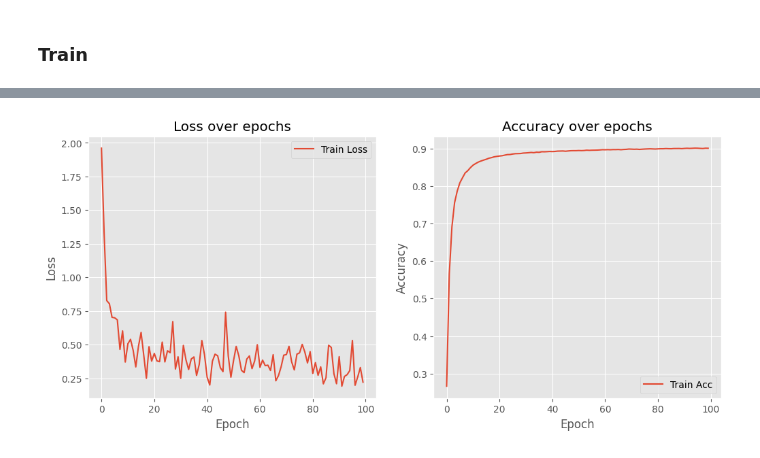
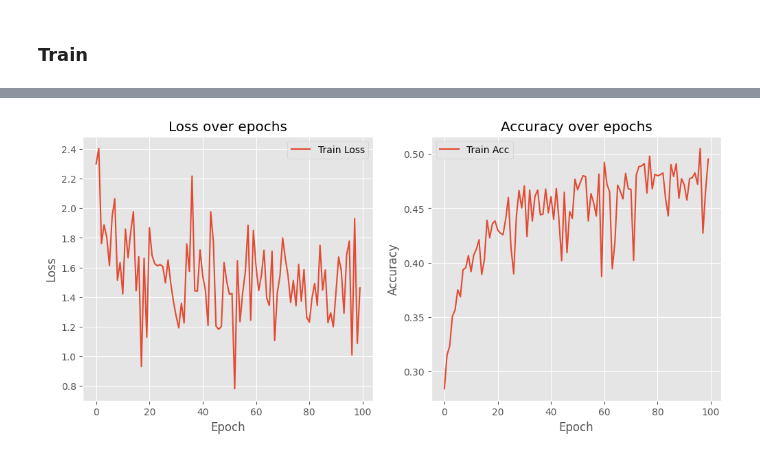
Before and after one commit to XanderBaatz/02456-deep-learning, a Jupyter notebook: new_main.ipynb, the cells around one changed output, grey strips where cells are left out. Drawn from its saved outputs; the diff is of its cells as text; code cells hidden in the pictures.

```diff
--- a/new_main.ipynb
+++ b/new_main.ipynb
@@ -441,7 +484,7 @@ print(forward(X_train, NN))
 Backward pass:
 # %%
 NN = [
-    DenseLayer(28*28, 15, activation=ReLU(), initializer=HeInitializer()),
+    DenseLayer(X_train.shape[1], 15, activation=ReLU(), initializer=HeInitializer()),
     DenseLayer(15, 10, activation=Softmax(), initializer=NormalInitializer())
 ]
 
@@ -509,12 +552,12 @@ def train(X, Y, layers, loss_fn, optimizer, epochs=5, batch_size=64):
 # %%
 # Define network
 layers = [
-    DenseLayer(784, 128, activation=ReLU(), initializer=HeInitializer()),
-    DenseLayer(128, 10, activation=Softmax(), initializer=NormalInitializer())
+    DenseLayer(X_train.shape[1], 128, activation=ReLU(), initializer=HeInitializer()),
+    DenseLayer(128, 10, activation=Softmax(), initializer=NormalInitializer(mean=0, std=0.01))
 ]
 
 # Optimizer
-opt = Adam() #SGD(learning_rate=0.1)
+opt = SGD(learning_rate=0.1)
 
 # Train
 train(X_train, Y_train, layers, CrossEntropyLoss(), opt, epochs=5, batch_size=128)
@@ -623,13 +666,13 @@ def forward_pass(X_T, layers):
 
 # Define network
 layers = [
-    DenseLayer(28*28, 5, activation=ReLU(), initializer=HeInitializer()),
-    DenseLayer(5, 10, activation=Softmax(), initializer=NormalInitializer())
+    DenseLayer(X_train.shape[1], 20, activation=ReLU(), initializer=HeInitializer()),
+    DenseLayer(20, 10, activation=Softmax(), initializer=NormalInitializer(mean=0, std=0.01))
 ]
 
 # Optimizer
-opt = SGD(learning_rate=0.01)
+opt = SGD()
 
 # Train and plot
-history = train_plot(X_train, Y_train, layers, CrossEntropyLoss(), opt, epochs=100, batch_size=128)
+history = train_plot(X_train, Y_train, layers, CrossEntropyLoss(), opt, epochs=100, batch_size=64)
 # %% [output]
@@ -653 +696 @@ Epoch 100/100 | Loss: 0.2207 | Acc: 0.9008
-[figure, old version]
+[figure, new version]
```
Also changed, not shown: parts of 13 cells of this notebook.
